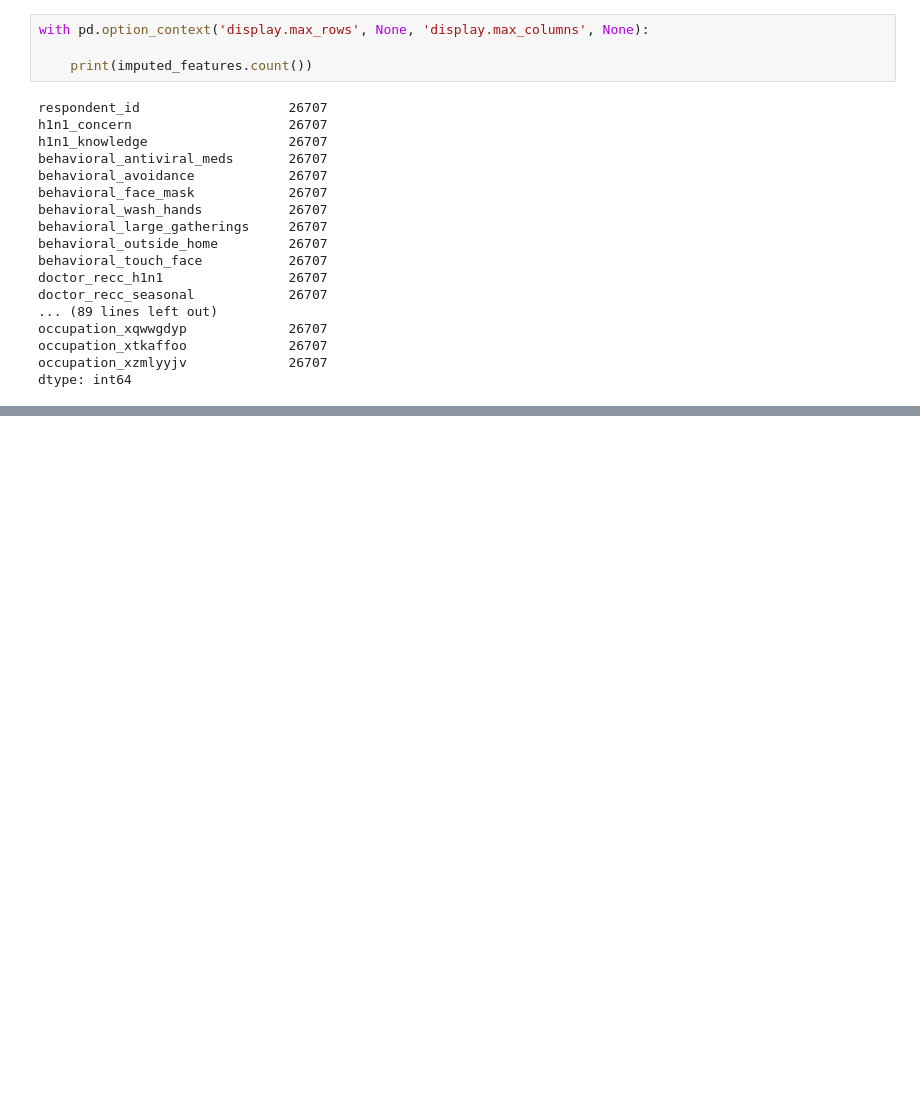
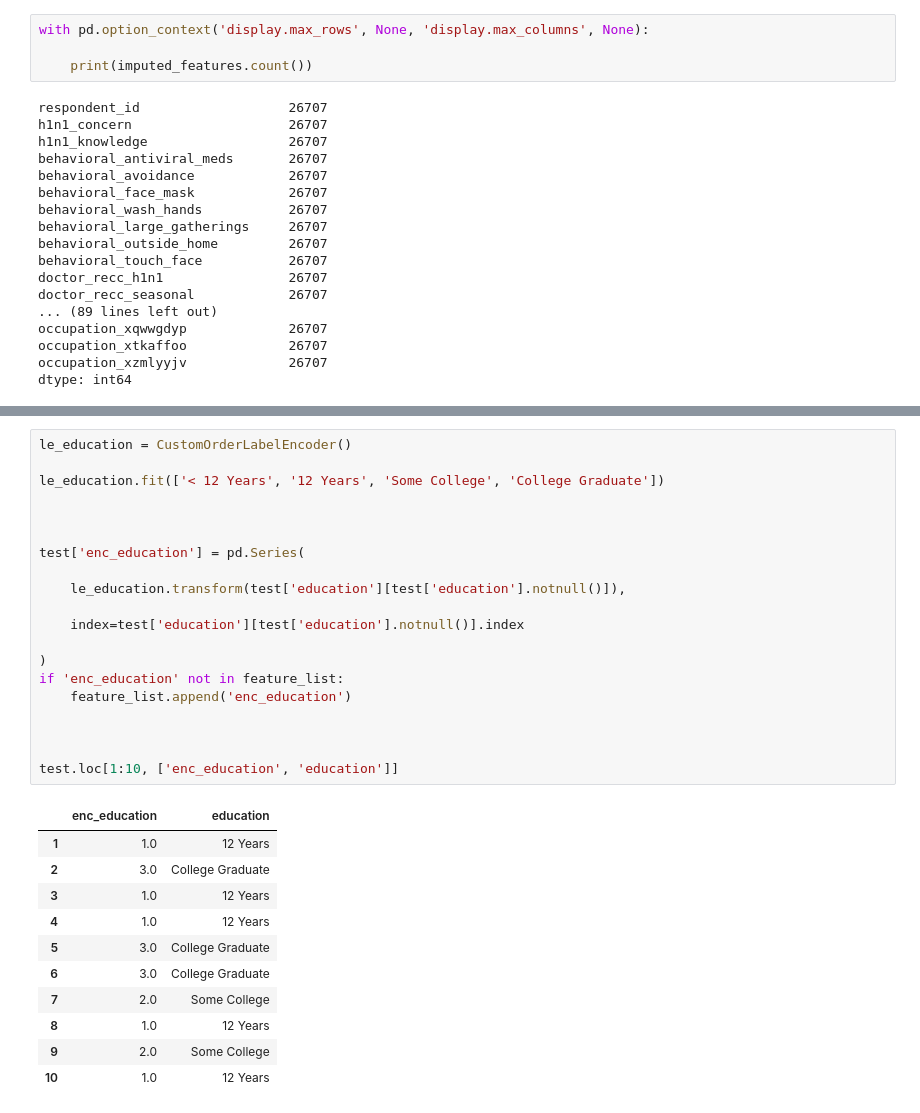
Before and after one commit to stutihar/WiBD-DataScienceVarsity2023, a Jupyter notebook: Standard Deviations/Tyler_WiBD_StanDivas.ipynb, the cells around one changed output, grey strips where cells are left out. Drawn from its saved outputs; the diff is of its cells as text; blank space fills up the shorter version.

```diff
--- a/Standard Deviations/Tyler_WiBD_StanDivas.ipynb
+++ b/Standard Deviations/Tyler_WiBD_StanDivas.ipynb
@@ -461,0 +502,32 @@ You can try to debug the error by setting error_score='raise'.
+# %%
+le_education = CustomOrderLabelEncoder()
+
+le_education.fit(['< 12 Years', '12 Years', 'Some College', 'College Graduate'])
+
+
+
+test['enc_education'] = pd.Series(
+
+    le_education.transform(test['education'][test['education'].notnull()]),
+
+    index=test['education'][test['education'].notnull()].index
+
+)
+if 'enc_education' not in feature_list:
+    feature_list.append('enc_education')
+
+
+
+test.loc[1:10, ['enc_education', 'education']]
+# %% [output]
+|  | enc_education | education |
+| 1 | 1.0 | 12 Years |
+| 2 | 3.0 | College Graduate |
+| 3 | 1.0 | 12 Years |
+| 4 | 1.0 | 12 Years |
+| 5 | 3.0 | College Graduate |
+| 6 | 3.0 | College Graduate |
+| 7 | 2.0 | Some College |
+| 8 | 1.0 | 12 Years |
+| 9 | 2.0 | Some College |
+| 10 | 1.0 | 12 Years |
```
Also changed, not shown: parts of 17 cells of this notebook.
